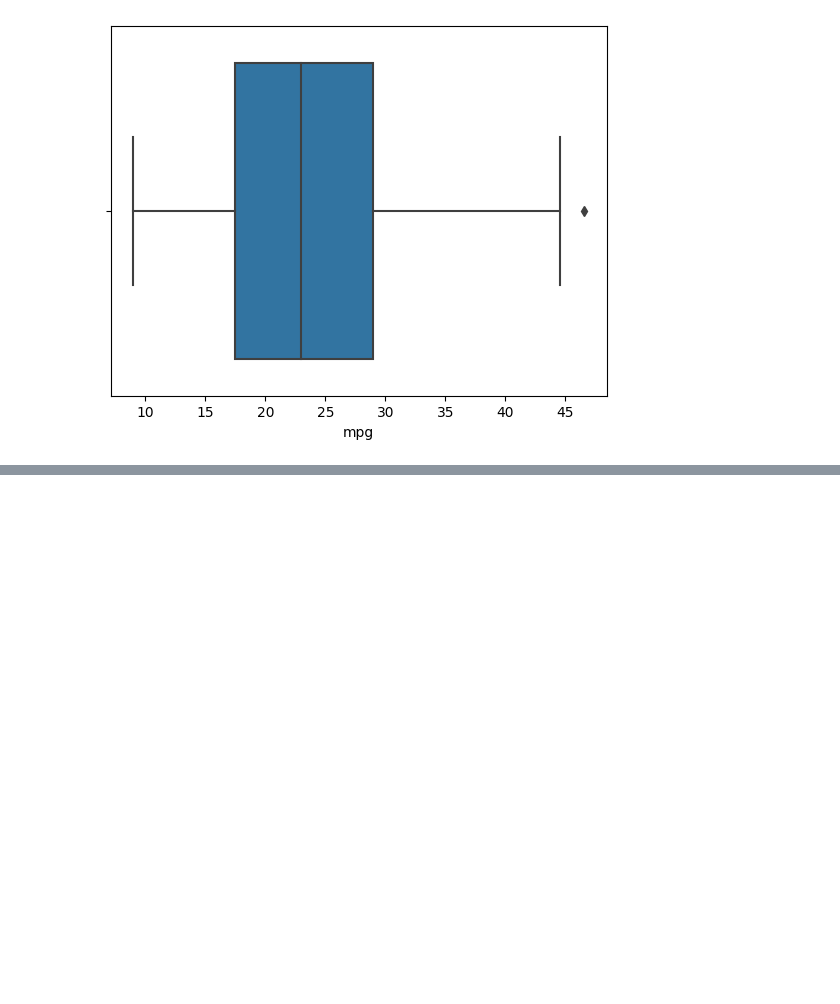
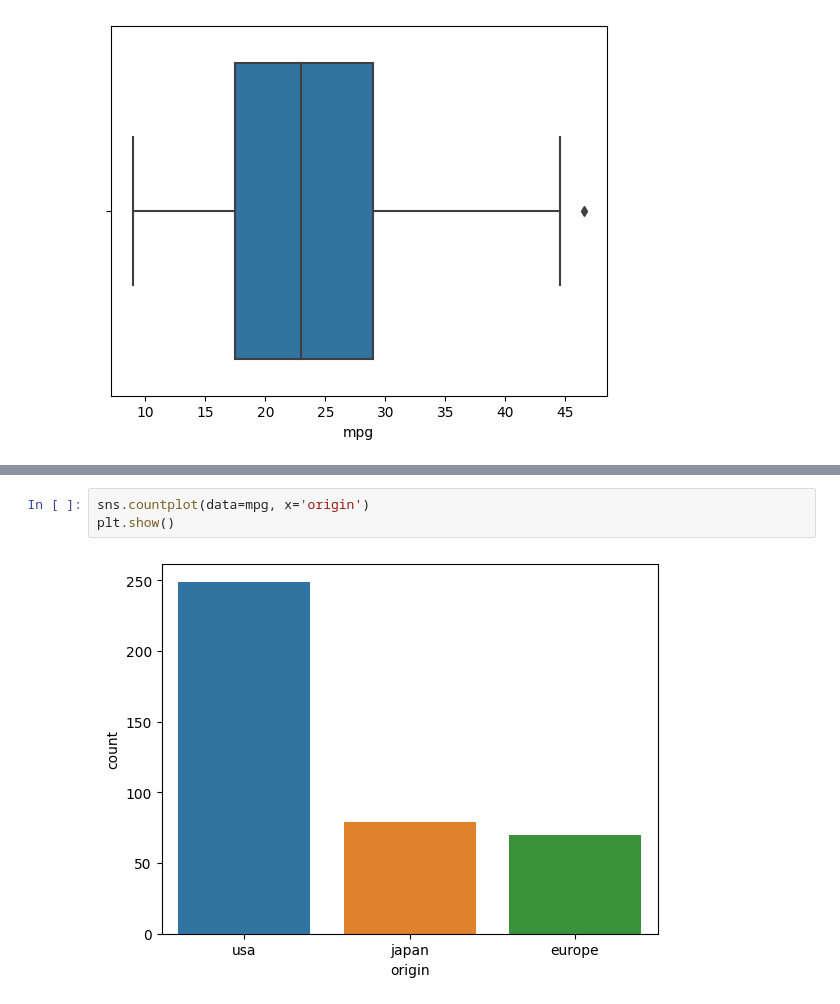
Before and after one commit to kiminhonawa/python, a Jupyter notebook: py18_mpg.ipynb, the cells around one changed output, grey strips where cells are left out. Cells and saved outputs as stored; diff of their text form; blank space fills up the shorter version.

```diff
--- a/py18_mpg.ipynb
+++ b/py18_mpg.ipynb
@@ -90,0 +103,5 @@ plt.show()
+# %%
+sns.countplot(data=mpg, x='origin')
+plt.show()
+# %% [output]
+[figure, added]
```
Also changed, not shown: parts of 12 cells of this notebook.
